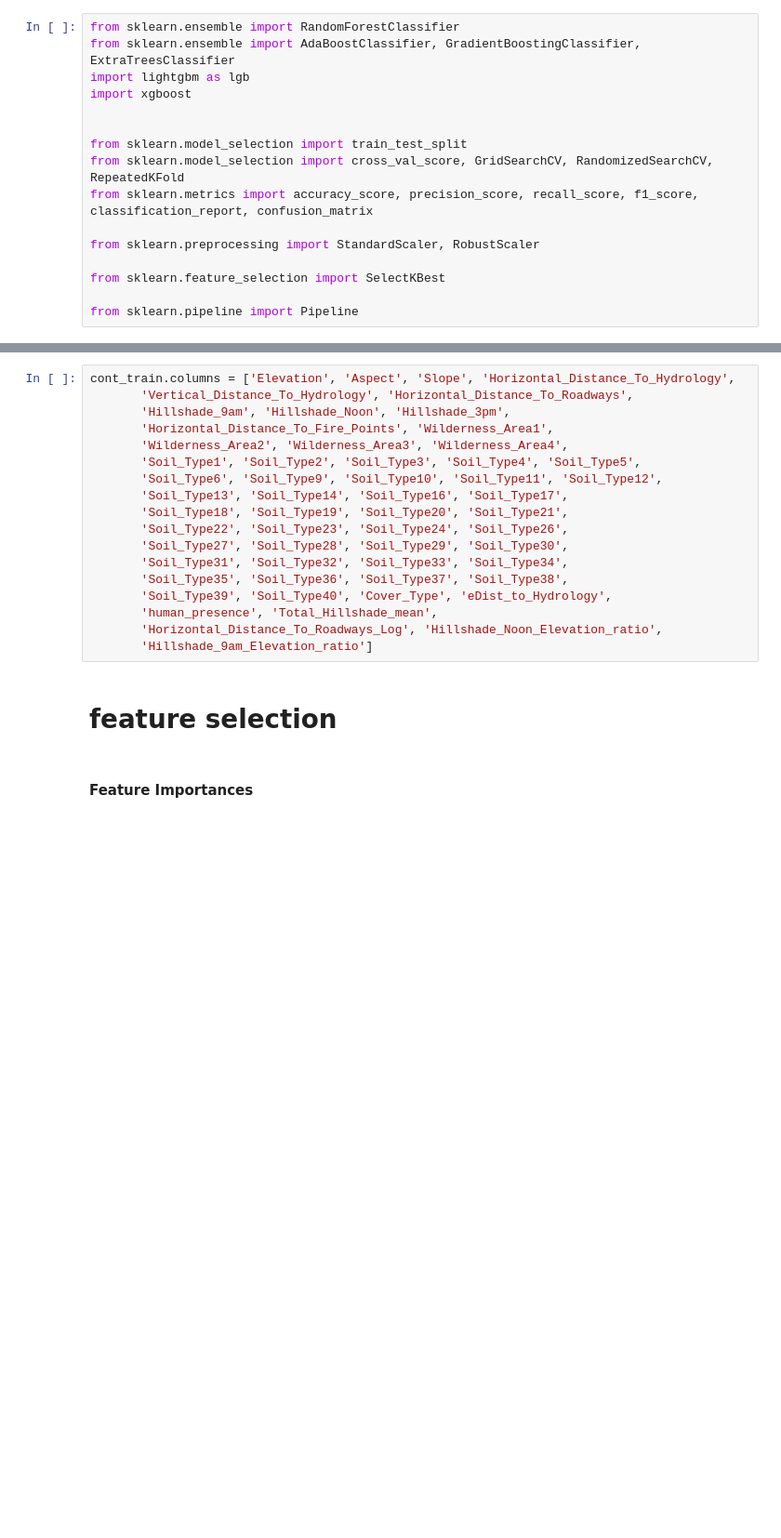
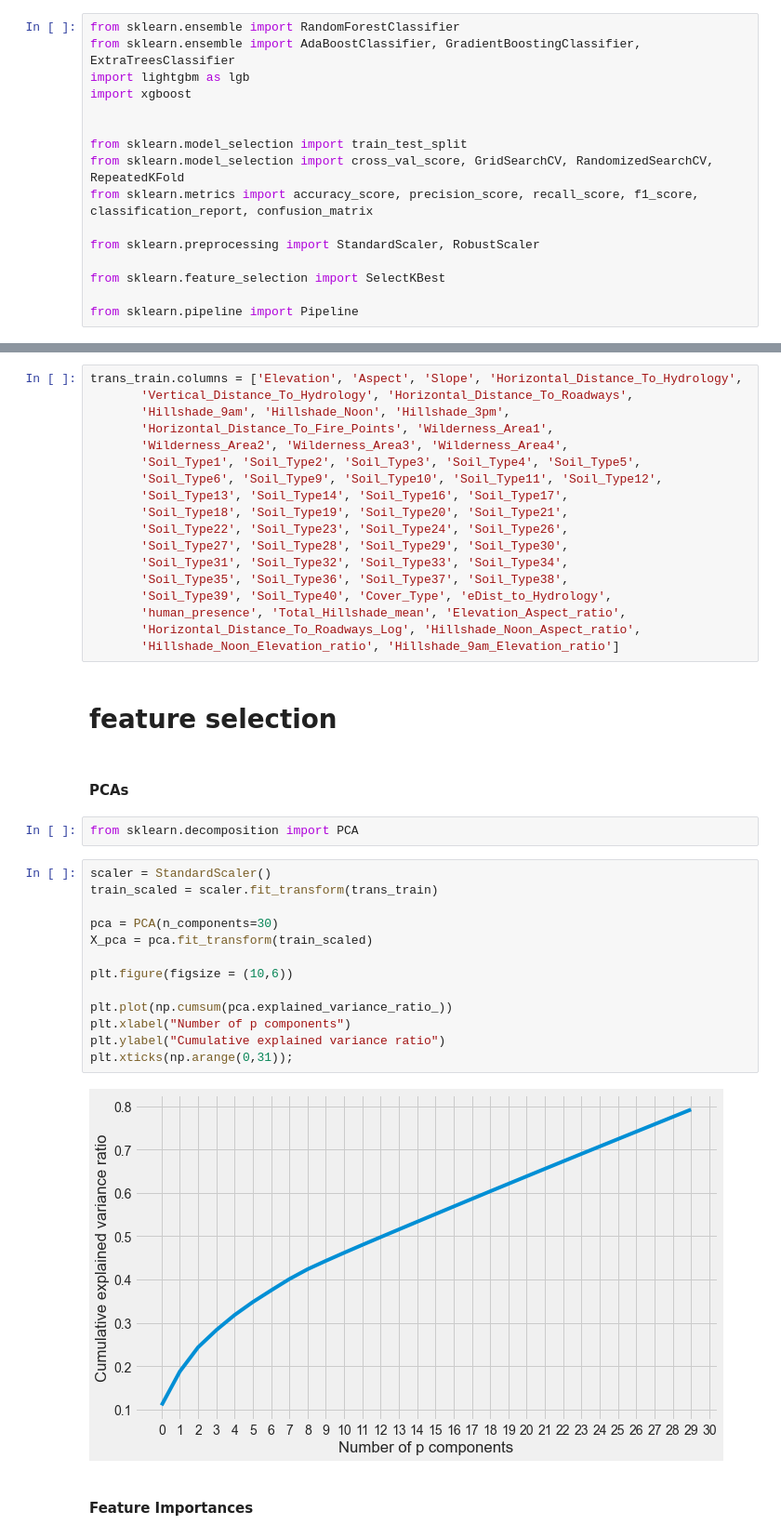
Before and after one commit to irene-glez/Forest_Cover_Prediction, a Jupyter notebook: src/notebooks/2.feature_engineering.ipynb, the cells around one changed output, grey strips where cells are left out. Shown at 93% size. Cells and saved outputs as stored; diff of their text form; blank space fills up the shorter version.

```diff
--- a/src/notebooks/2.feature_engineering.ipynb
+++ b/src/notebooks/2.feature_engineering.ipynb
@@ -342,5 +403,5 @@ RangeIndex(start=0, stop=57, step=1)
 # %%
-cont_train.columns = ['Elevation', 'Aspect', 'Slope', 'Horizontal_Distance_To_Hydrology',
+trans_train.columns = ['Elevation', 'Aspect', 'Slope', 'Horizontal_Distance_To_Hydrology',
        'Vertical_Distance_To_Hydrology', 'Horizontal_Distance_To_Roadways',
        'Hillshade_9am', 'Hillshade_Noon', 'Hillshade_3pm',
        'Horizontal_Distance_To_Fire_Points', 'Wilderness_Area1',
@@ -354,11 +415,30 @@ cont_train.columns = ['Elevation', 'Aspect', 'Slope', 'Horizontal_Distance_To_Hy
        'Soil_Type31', 'Soil_Type32', 'Soil_Type33', 'Soil_Type34',
        'Soil_Type35', 'Soil_Type36', 'Soil_Type37', 'Soil_Type38',
        'Soil_Type39', 'Soil_Type40', 'Cover_Type', 'eDist_to_Hydrology',
-       'human_presence', 'Total_Hillshade_mean',
-       'Horizontal_Distance_To_Roadways_Log', 'Hillshade_Noon_Elevation_ratio',
-       'Hillshade_9am_Elevation_ratio']
+       'human_presence', 'Total_Hillshade_mean', 'Elevation_Aspect_ratio',
+       'Horizontal_Distance_To_Roadways_Log', 'Hillshade_Noon_Aspect_ratio',
+       'Hillshade_Noon_Elevation_ratio', 'Hillshade_9am_Elevation_ratio']
 # %% [markdown]
 # feature selection
+# %% [markdown]
+#### PCAs
+# %%
+from sklearn.decomposition import PCA
+# %%
+scaler = StandardScaler()
+train_scaled = scaler.fit_transform(trans_train)
+
+pca = PCA(n_components=30)
+X_pca = pca.fit_transform(train_scaled)
+
+plt.figure(figsize = (10,6))
+
+plt.plot(np.cumsum(pca.explained_variance_ratio_))
+plt.xlabel("Number of p components")
+plt.ylabel("Cumulative explained variance ratio")
+plt.xticks(np.arange(0,31));
+# %% [output]
+[figure, added]
 # %% [markdown]
 #### Feature Importances
 # %%
```
Also changed, not shown: parts of 33 cells of this notebook, 6 other files.
